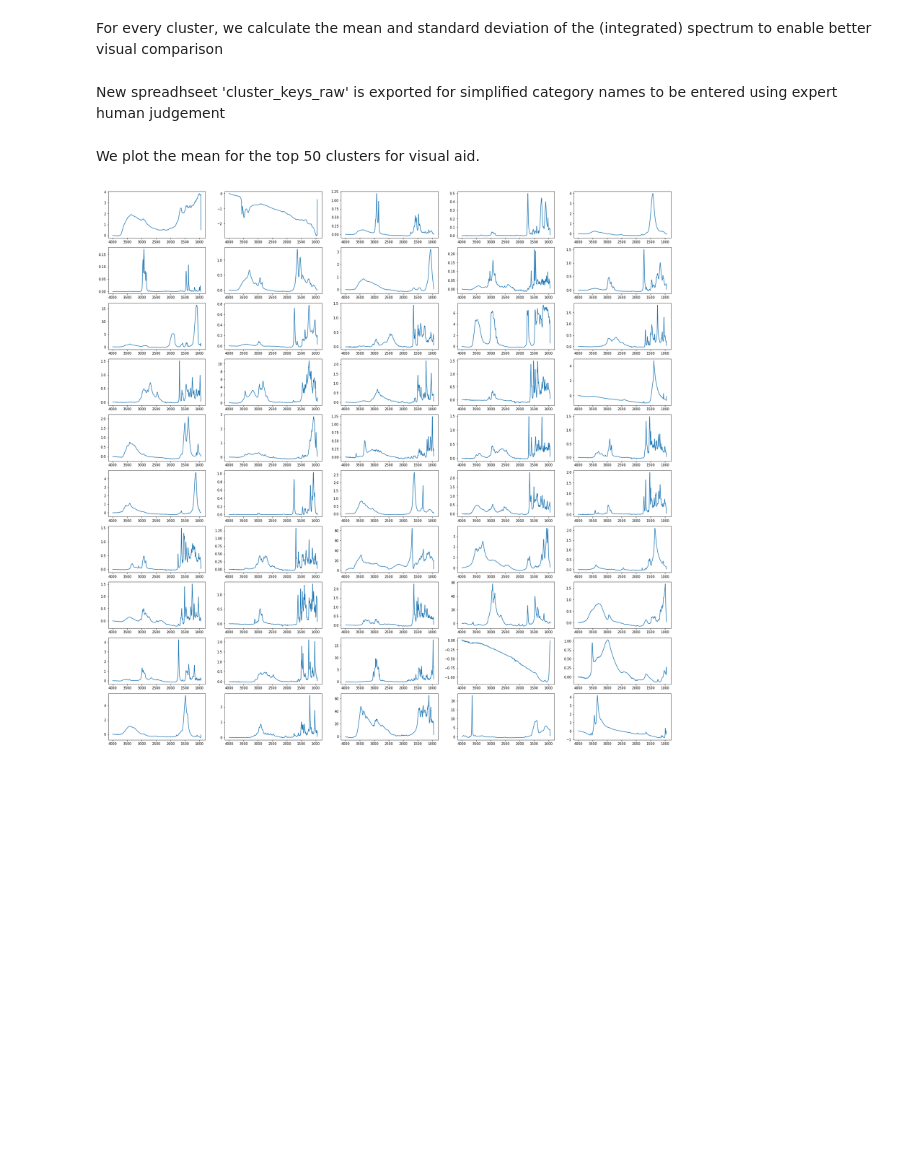
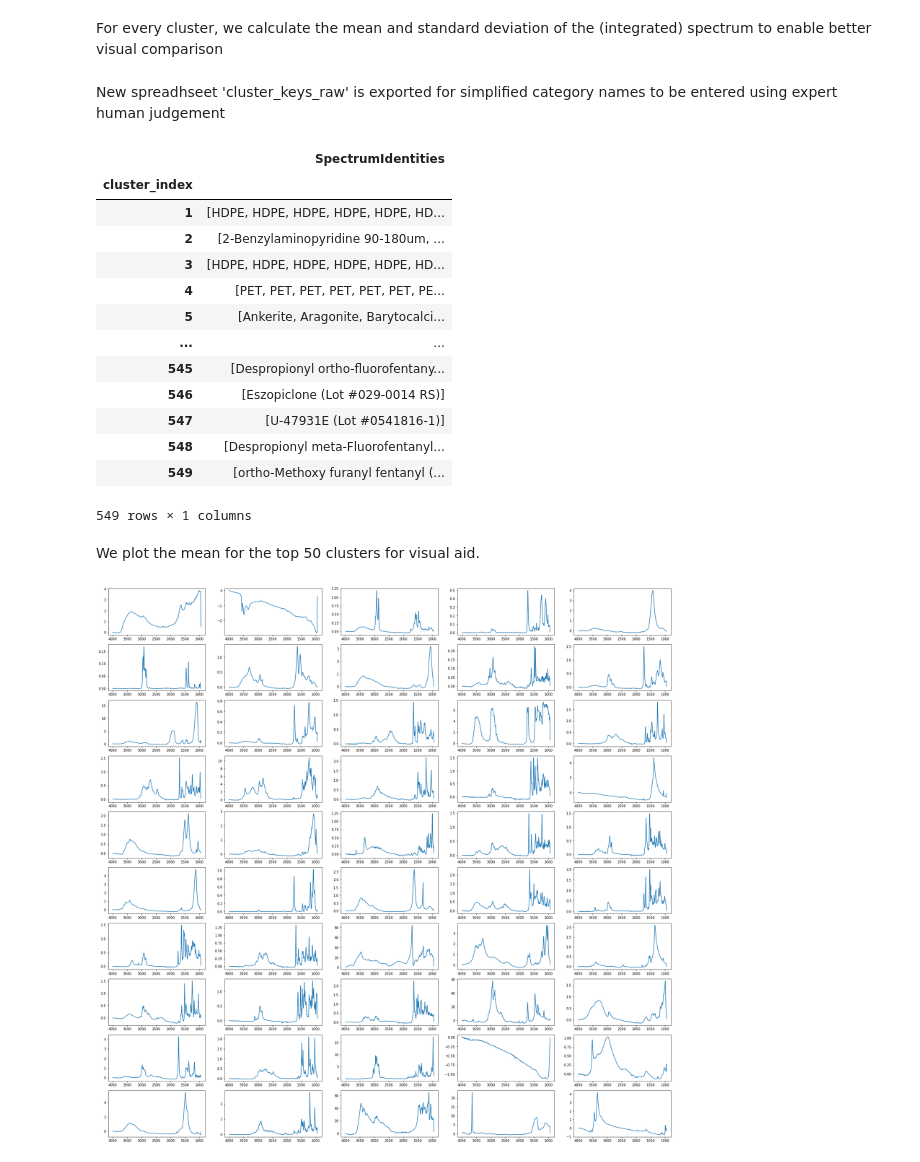
Before and after one commit to Ocean-Wise/OpenSpecy_data_sorting, a Jupyter notebook: nb_clustering_raw.ipynb, the cells around one changed output. Drawn from its saved outputs; the diff is of its cells as text; code cells hidden in the pictures; blank space fills up the shorter version.

```diff
--- a/nb_clustering_raw.ipynb
+++ b/nb_clustering_raw.ipynb
@@ -93,18 +93,33 @@ New spreadhseet 'cluster_keys_raw' is exported for simplified category names to
 # %%
 cluster_keys = pd.DataFrame()
 cluster_keys['cluster_index'] = range(1,len(d)+1)
 
 cl_names = []
 #threshold = .3
 for ix in range(1,len(d)+1):
     #cl_array = np.empty((0,len(der_spectra['wavenos'])))
     cl_names.append(OS_metadata[OS_metadata['clust_ix']==ix]['SpectrumIdentity'].values)
 
 cluster_keys['SpectrumIdentities'] = cl_names
 
 cluster_keys.set_index('cluster_index')
 
-cluster_keys.to_csv('cluster_keys_raw.csv', index=False)
+#cluster_keys.to_csv('cluster_keys_raw.csv', index=False)
+# %% [output]
+|  | SpectrumIdentities |
+| cluster_index |  |
+| 1 | [HDPE, HDPE, HDPE, HDPE, HDPE, HD... |
+| 2 | [2-Benzylaminopyridine 90-180um, ... |
+| 3 | [HDPE, HDPE, HDPE, HDPE, HDPE, HD... |
+| 4 | [PET, PET, PET, PET, PET, PET, PE... |
+| 5 | [Ankerite, Aragonite, Barytocalci... |
+| ... | ... |
+| 545 | [Despropionyl ortho-fluorofentany... |
+| 546 | [Eszopiclone (Lot #029-0014 RS)] |
+| 547 | [U-47931E (Lot #0541816-1)] |
+| 548 | [Despropionyl meta-Fluorofentanyl... |
+| 549 | [ortho-Methoxy furanyl fentanyl (... |
+549 rows × 1 columns
 # %% [markdown]
 We plot the mean for the top 50 clusters for visual aid.
 # %%
```
Also changed, not shown: parts of 7 cells of this notebook, 3 other files.
